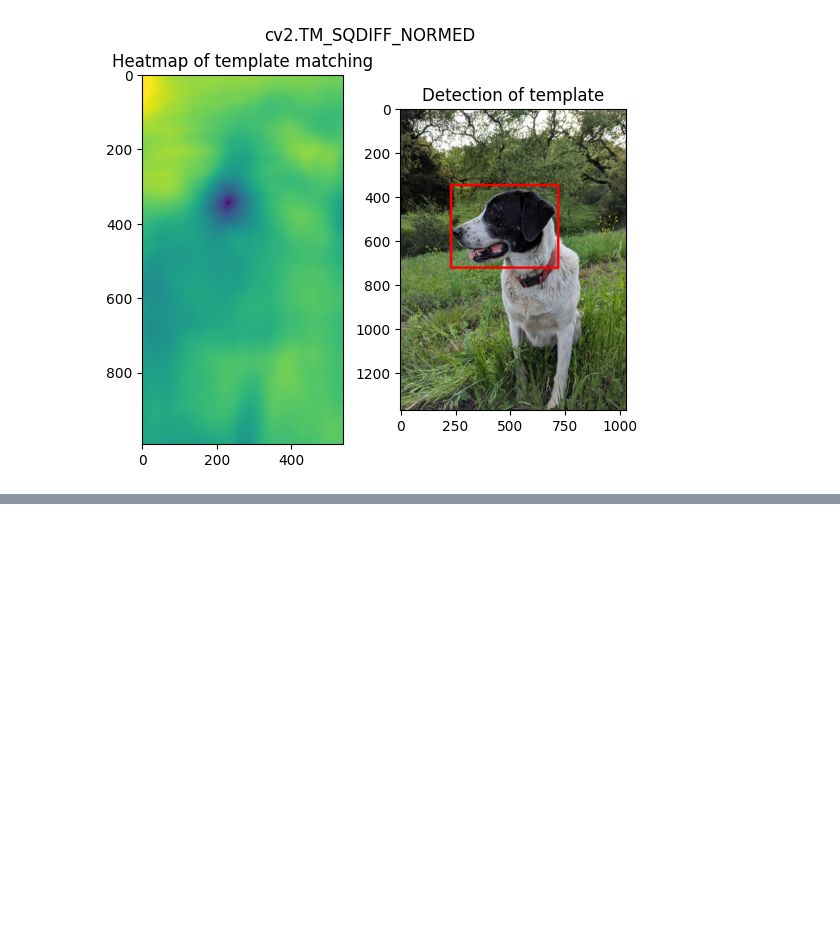
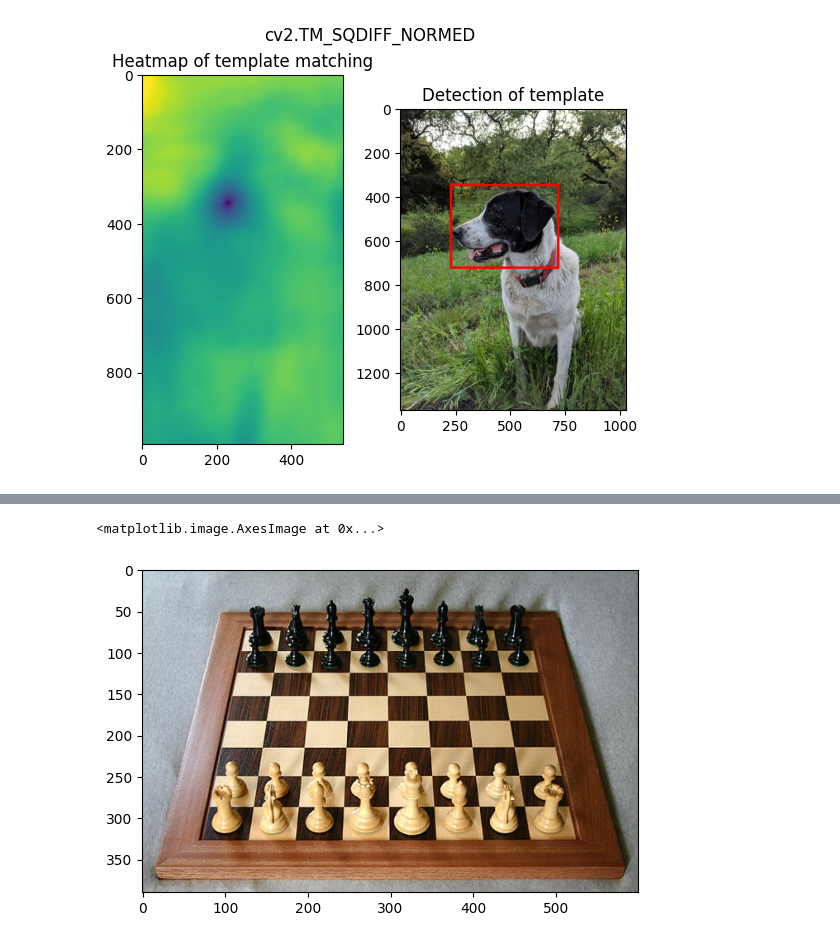
Before and after one commit to ishaanpaul98/Computer-Vision-Projects, a Jupyter notebook: Course/Object Detection/object_detection.ipynb, the cells around one changed output, grey strips where cells are left out. Cells and saved outputs as stored; diff of their text form; code cells hidden in the pictures; blank space fills up the shorter version.

```diff
--- a/Course/Object Detection/object_detection.ipynb
+++ b/Course/Object Detection/object_detection.ipynb
@@ -66,0 +90,5 @@ for m in methods:
+# %%
+plt.imshow(real_chess)
+# %% [output]
+<matplotlib.image.AxesImage at 0x...>
+[figure, added]
```
Also changed, not shown: parts of 20 cells of this notebook, 4 other files.
